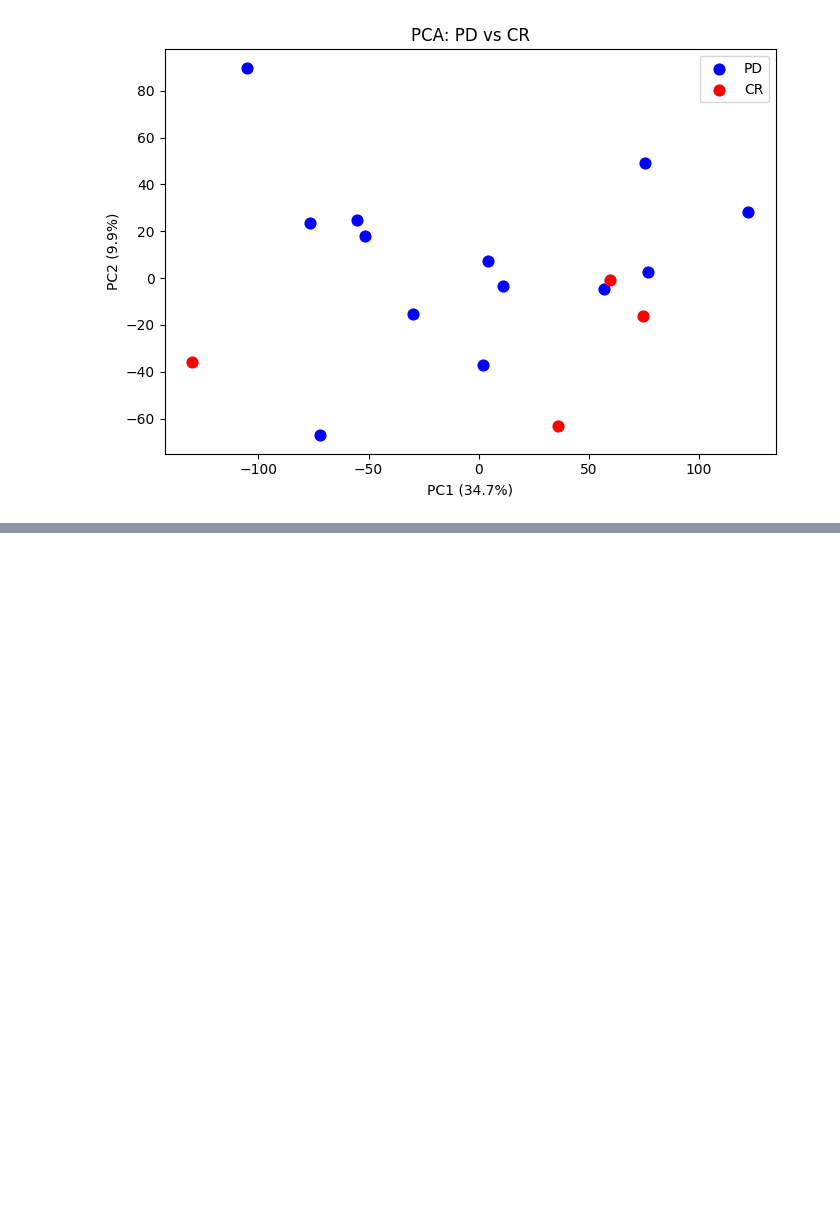
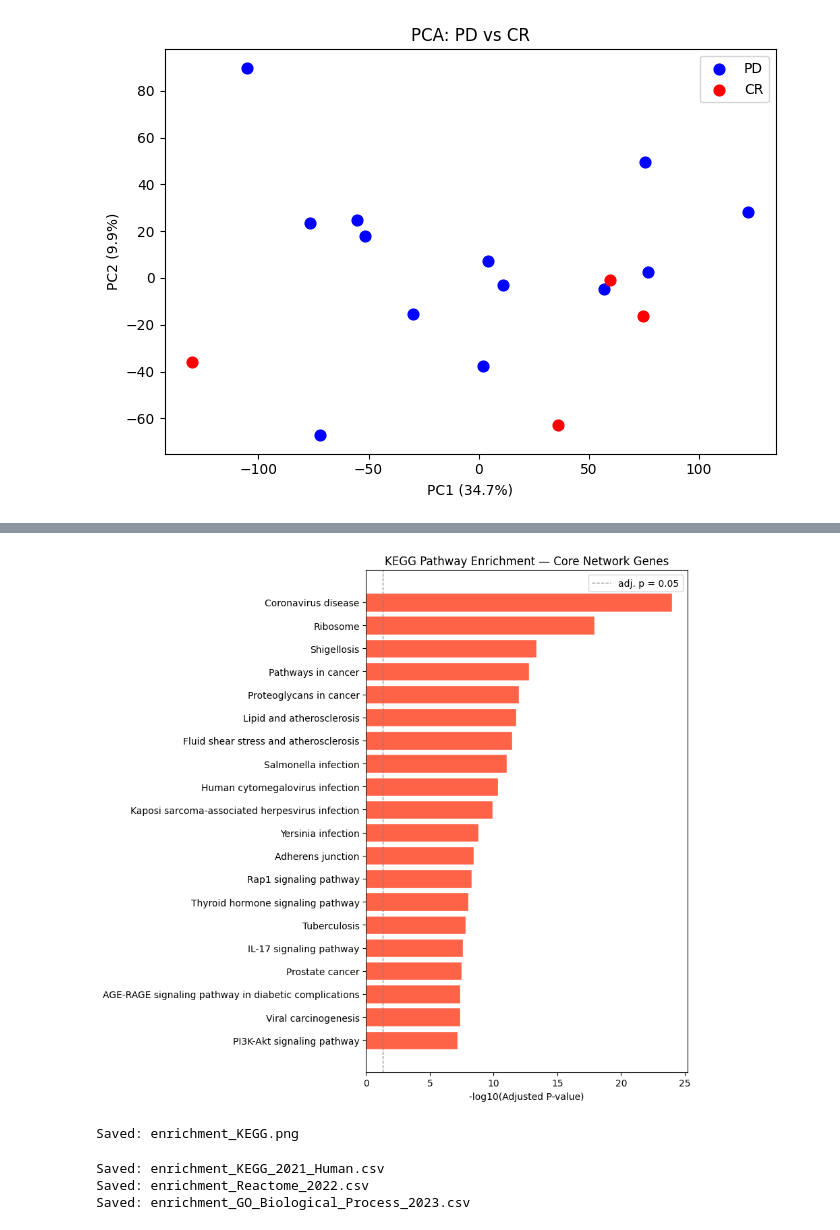
Before and after one commit to wookyung-lee/Network-based-analysis-of-breast-cancer-therapy-resistance, a Jupyter notebook: main.ipynb, the cells around one changed output, grey strips where cells are left out. Drawn from its saved outputs; the diff is of its cells as text; code cells hidden in the pictures; blank space fills up the shorter version.

```diff
--- a/main.ipynb
+++ b/main.ipynb
@@ -446,0 +638,5 @@ plt.show()
+# %%
+# Gene symbols of the core network nodes
+core_gene_symbols = [id_to_symbol[n] for n in core_net.nodes() if n in id_to_symbol]
+print(f"Genes submitted to Enrichr: {len(core_gene_symbols)}")
+print(core_gene_symbols[:10], "...")
@@ -446,0 +687,41 @@ plt.show()
+# %%
+#  Bar plot of top KEGG terms
+kegg_df = enrichment_results["KEGG_2021_Human"].copy()
+kegg_sig = kegg_df[kegg_df["Adjusted P-value"] < 0.05].head(20)
+
+if kegg_sig.empty:
+    print("No significant KEGG terms at adj.p < 0.05 — relaxing to p < 0.1")
+    kegg_sig = kegg_df[kegg_df["P-value"] < 0.1].head(20)
+
+if not kegg_sig.empty:
+    kegg_sig = kegg_sig.copy()
+    kegg_sig["-log10(Adj.P)"] = -np.log10(kegg_sig["Adjusted P-value"].clip(lower=1e-300))
+    kegg_sorted = kegg_sig.sort_values("-log10(Adj.P)")
+
+    fig, ax = plt.subplots(figsize=(9, max(4, len(kegg_sorted) * 0.42)))
+    bars = ax.barh(kegg_sorted["Term"], kegg_sorted["-log10(Adj.P)"],
+                   color="tomato", edgecolor="white")
+    ax.axvline(x=-np.log10(0.05), color="grey", linestyle="--",
+               linewidth=0.9, label="adj. p = 0.05")
+    ax.set_xlabel("-log10(Adjusted P-value)")
+    ax.set_title("KEGG Pathway Enrichment — Core Network Genes")
+    ax.legend()
+    plt.tight_layout()
+    plt.savefig("enrichment_KEGG.png", dpi=150)
+    plt.show()
+    print("Saved: enrichment_KEGG.png")
+else:
+    print("No enriched KEGG terms found.")
+# %% [output]
+[figure, added]
+Saved: enrichment_KEGG.png
+# %%
+# Save all enrichment tables to CSV
+for db, df in enrichment_results.items():
+    fname = f"enrichment_{db.replace(' ','_')}.csv"
+    df.to_csv(fname, index=False)
+    print(f"Saved: {fname}")
+# %% [output]
+Saved: enrichment_KEGG_2021_Human.csv
+Saved: enrichment_Reactome_2022.csv
+Saved: enrichment_GO_Biological_Process_2023.csv
```
Also changed, not shown: parts of 35 cells of this notebook.
